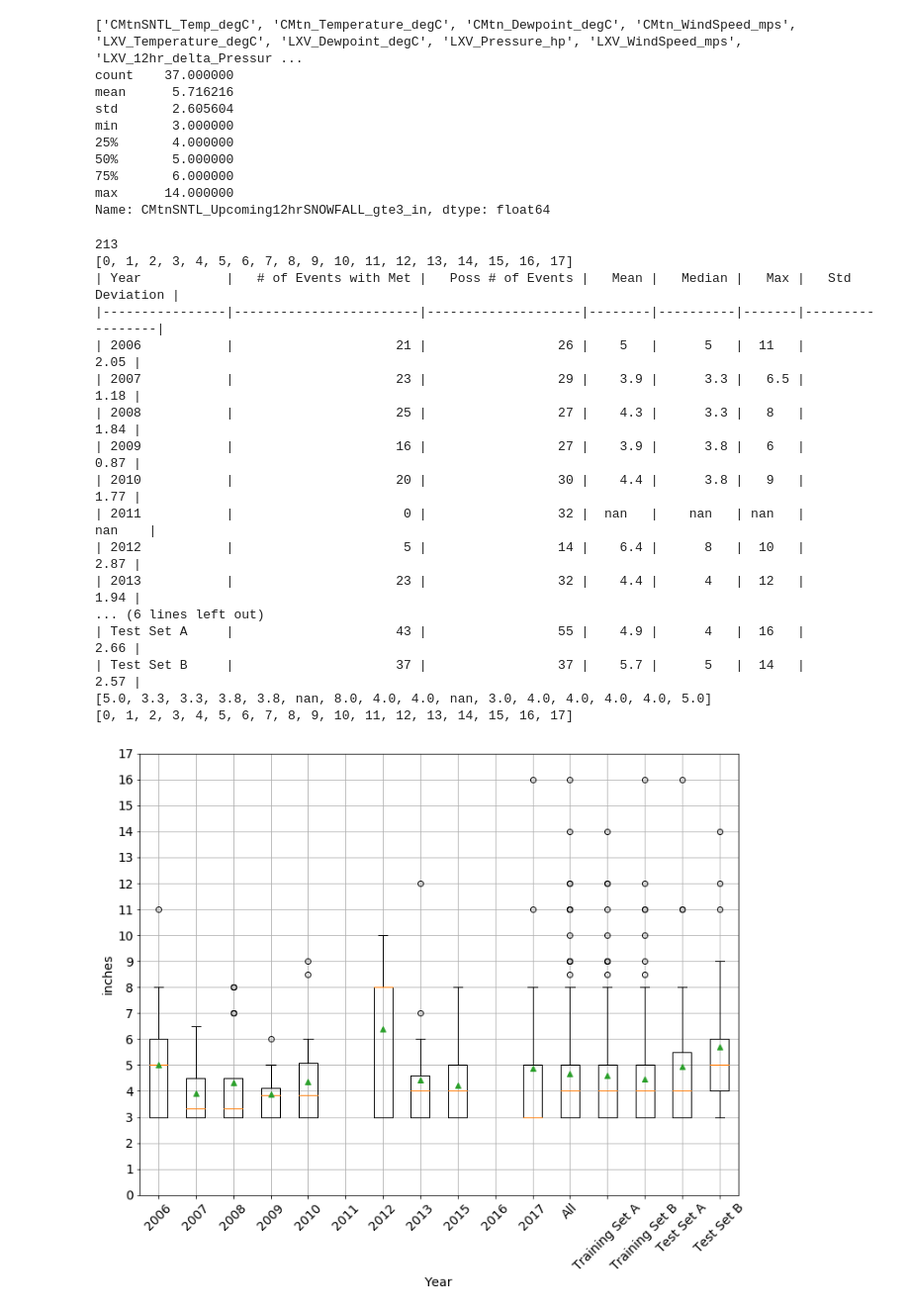
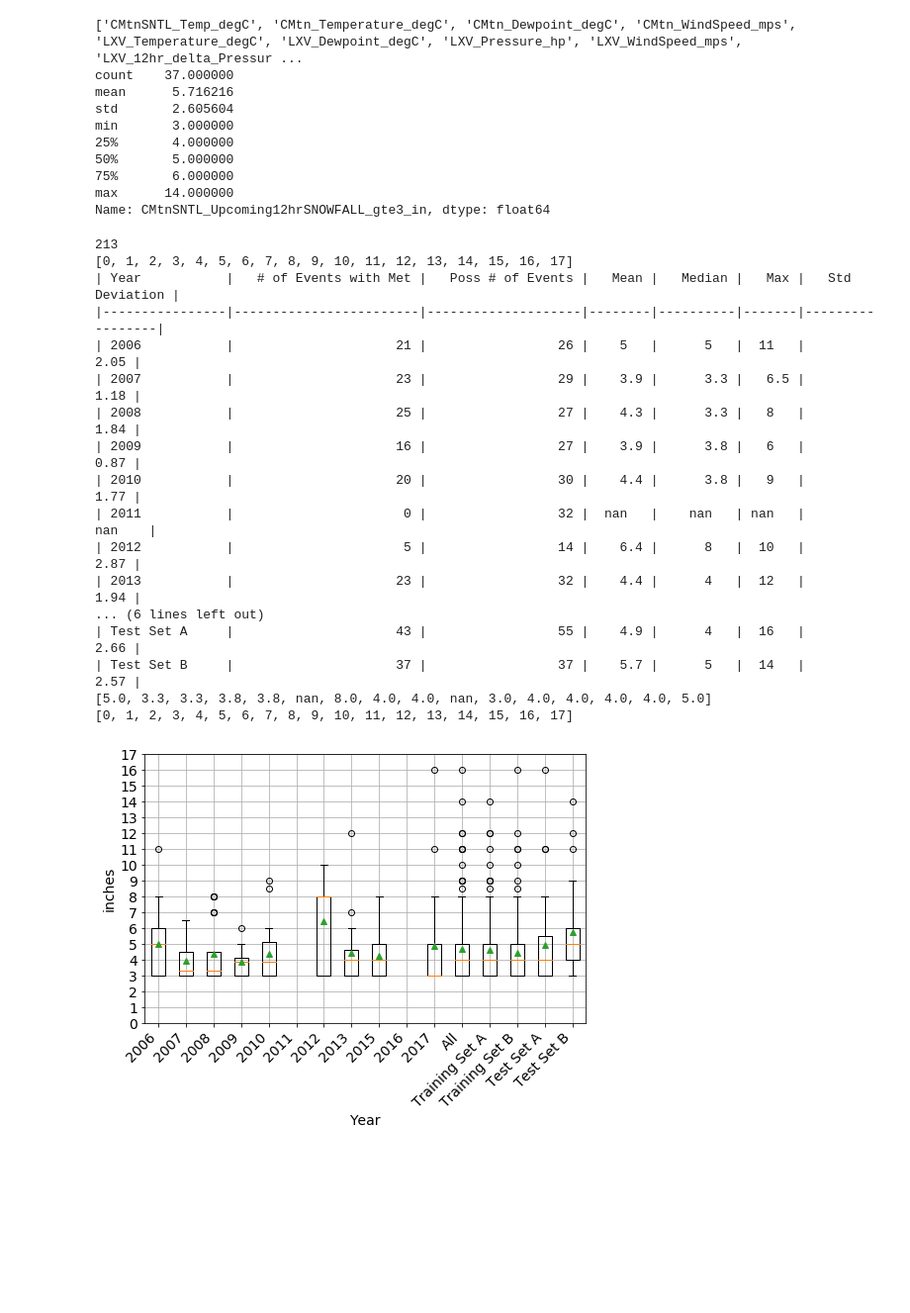
Before and after one commit to dustinrapp/Capstone_Springboard_Intermediate_Python, a Jupyter notebook: Projects/4_Snowfall_Event_Stats.ipynb, the cells around one changed output. Shown at 99% size. Cells and saved outputs as stored; diff of their text form; code cells hidden in the pictures; blank space fills up the shorter version.

Commit message:
changed figure sizes

```diff
--- a/Projects/4_Snowfall_Event_Stats.ipynb
+++ b/Projects/4_Snowfall_Event_Stats.ipynb
@@ -174,13 +174,13 @@ for year in years2:
 
 
 tbl = zip(year_lbls, counts, possible_snf, means, medians, maxes,std_devs )
-fig = plt.figure(figsize=(12,20))
+fig = plt.figure(figsize=(8,5))
 
-ax = fig.add_subplot(211)
+ax = fig.add_subplot(111)
 
 plt.boxplot(data2plot, showmeans=True)
 #plt.title('Box Plot of ' + keys[k])
-ax.set_xticklabels(year_lbls, rotation = 45, fontsize = 14)
+ax.set_xticklabels(year_lbls, rotation = 45, fontsize = 14, ha = 'right')
 
 v = list(np.arange(0,18,1))
 print(v)
@@ -190,34 +190,35 @@ ax.set_xlabel('Year', fontsize = 14)
 ax.set_ylabel('inches', fontsize = 14)
 #ax.set_ylabel(keys[k])
 
 
+
 print(tabulate(tbl, headers=['Year', '# of Events with Met', "Poss # of Events", 'Mean', 'Median','Max',  'Std Deviation'], tablefmt='github'))
 print(medians)
 plt.grid(True)
 
 plt.savefig('C:/Users/RAPP/Documents/Capstone/Report/figs/model_snowfall.png', bbox_inches='tight')
 
 
 print(v)
 # %% [output]
 213
 [0, 1, 2, 3, 4, 5, 6, 7, 8, 9, 10, 11, 12, 13, 14, 15, 16, 17]
 | Year           |   # of Events with Met |   Poss # of Events |   Mean |   Median |   Max |   Std Deviation |
 |----------------|------------------------|--------------------|--------|----------|-------|-----------------|
 | 2006           |                     21 |                 26 |    5   |      5   |  11   |            2.05 |
 | 2007           |                     23 |                 29 |    3.9 |      3.3 |   6.5 |            1.18 |
 | 2008           |                     25 |                 27 |    4.3 |      3.3 |   8   |            1.84 |
 | 2009           |                     16 |                 27 |    3.9 |      3.8 |   6   |            0.87 |
 | 2010           |                     20 |                 30 |    4.4 |      3.8 |   9   |            1.77 |
 | 2011           |                      0 |                 32 |  nan   |    nan   | nan   |          nan    |
 | 2012           |                      5 |                 14 |    6.4 |      8   |  10   |            2.87 |
 | 2013           |                     23 |                 32 |    4.4 |      4   |  12   |            1.94 |
 ... (6 lines left out)
 | Test Set A     |                     43 |                 55 |    4.9 |      4   |  16   |            2.66 |
 | Test Set B     |                     37 |                 37 |    5.7 |      5   |  14   |            2.57 |
 [5.0, 3.3, 3.3, 3.8, 3.8, nan, 8.0, 4.0, 4.0, nan, 3.0, 4.0, 4.0, 4.0, 4.0, 5.0]
 [0, 1, 2, 3, 4, 5, 6, 7, 8, 9, 10, 11, 12, 13, 14, 15, 16, 17]
-[figure, old version]
+[figure, new version]
 # %%
 years = [all_yrs_tt, train_yrs_tt_A, train_yrs_tt_B, test_yrs_tt_A, test_yrs_tt_B]
 year_lbls = ['All', 'Training Set A', 'Training Set B', 'Test Set A', 'Test Set B',]
```
Also changed, not shown: parts of 2 cells of this notebook.
